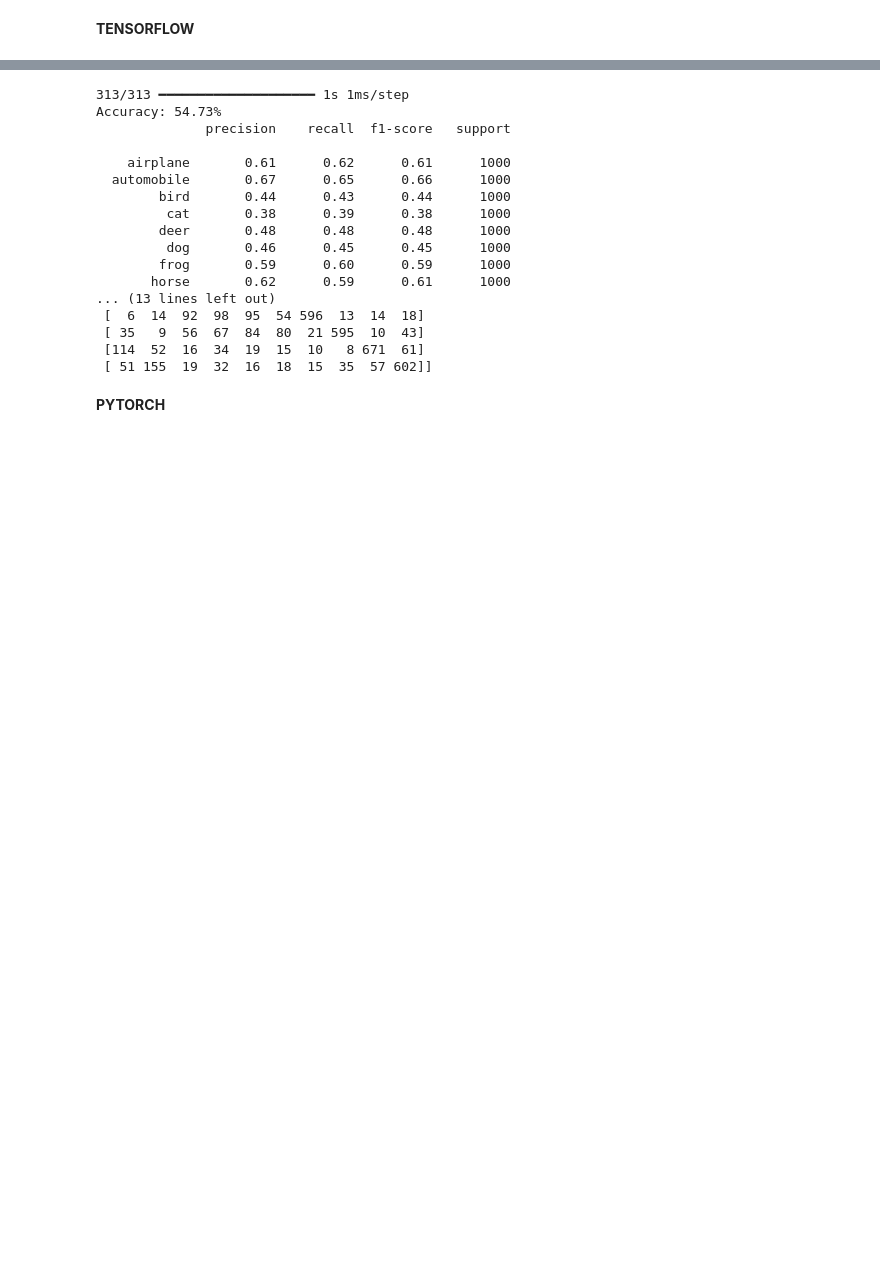
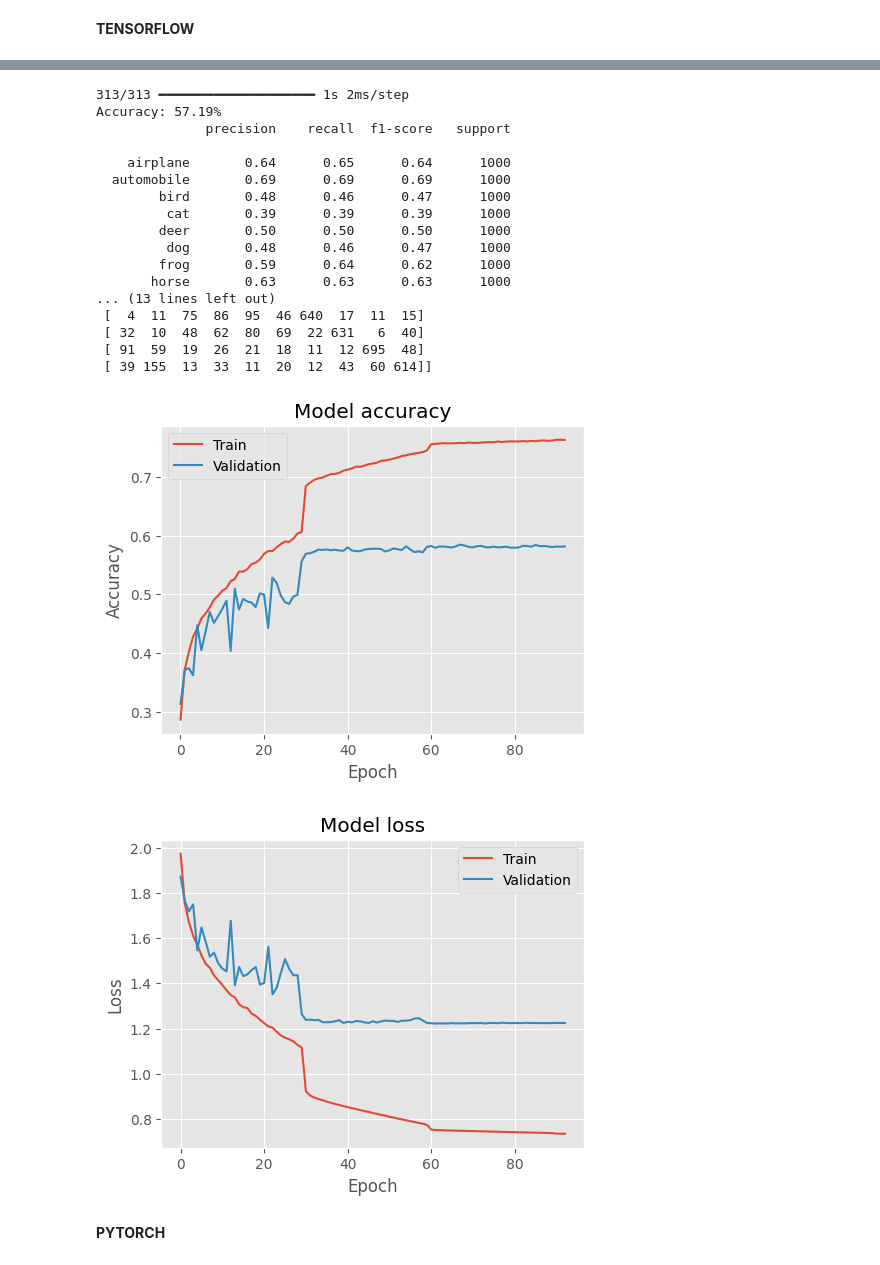
Before and after one commit to LilMeen/CSC14005-Course-Project, a Jupyter notebook: 22127267_22127.ipynb, the cells around one changed output, grey strips where cells are left out. Cells and saved outputs as stored; diff of their text form; code cells hidden in the pictures; blank space fills up the shorter version.

```diff
--- a/22127267_22127.ipynb
+++ b/22127267_22127.ipynb
@@ -307,19 +299,19 @@ Accuracy: 51.65%
 # Batch size: 200
 # Loss function: Cross-entropy
 
-def mlp_tf(X, y):
+def mlp_tf(X, y, verbose=False):
     import tensorflow as tf
     from tensorflow.keras import layers, models
     model = models.Sequential([
         layers.Input(shape=(X.shape[1], )),
-        layers.Dense(128, activation='relu'),
-        layers.Dense(128, activation='relu'),
+        layers.Dense(512, activation='relu'),
+        layers.Dense(512, activation='relu'),
         layers.Dense(10, activation='softmax')
     ])
 
     lr_schedule = tf.keras.optimizers.schedules.ExponentialDecay(
         initial_learning_rate=0.1,
-        decay_steps=95*(X.shape[0]*0.9//128),
+        decay_steps=30*(X.shape[0]*0.9//128),
         decay_rate=0.1,
         staircase=True
     )
@@ -329,20 +321,21 @@ def mlp_tf(X, y):
     model.compile(optimizer=sgd, loss='categorical_crossentropy', metrics=['accuracy'])
     history = model.fit(
         X,
-        y,
-        epochs=300,
+        one_hot(y),
+        epochs=100,
         batch_size=128,
         validation_split=0.1,
         callbacks=[tf.keras.callbacks.EarlyStopping(
             monitor='val_loss',
-            patience=15,
+            patience=0,
             min_delta=0,
             restore_best_weights=True,
-            start_from_epoch=250
-        )]
+            start_from_epoch=90
+        )],
+        verbose=verbose
     )
     return model, history
 # %%
 # Huấn luyện mô hình
-model_tf, history_tf = mlp_tf(train_Z, train_Y_onehot)
+model_tf, history_tf = mlp_tf(train_Z, train_Y, verbose=True)
 # %% [output]
@@ -380,23 +373,48 @@ print(classification_report(test_Y, test_Y_pred, target_names=[label.decode('utf
 cm = confusion_matrix(test_Y, test_Y_pred)
 print(cm)
 # %% [output]
-313/313 ━━━━━━━━━━━━━━━━━━━━ 1s 1ms/step
-Accuracy: 54.73%
+313/313 ━━━━━━━━━━━━━━━━━━━━ 1s 2ms/step
+Accuracy: 57.19%
               precision    recall  f1-score   support
 
-    airplane       0.61      0.62      0.61      1000
-  automobile       0.67      0.65      0.66      1000
-        bird       0.44      0.43      0.44      1000
-         cat       0.38      0.39      0.38      1000
-        deer       0.48      0.48      0.48      1000
-         dog       0.46      0.45      0.45      1000
-        frog       0.59      0.60      0.59      1000
-       horse       0.62      0.59      0.61      1000
+    airplane       0.64      0.65      0.64      1000
+  automobile       0.69      0.69      0.69      1000
+        bird       0.48      0.46      0.47      1000
+         cat       0.39      0.39      0.39      1000
+        deer       0.50      0.50      0.50      1000
+         dog       0.48      0.46      0.47      1000
+        frog       0.59      0.64      0.62      1000
+       horse       0.63      0.63      0.63      1000
 ... (13 lines left out)
- [  6  14  92  98  95  54 596  13  14  18]
- [ 35   9  56  67  84  80  21 595  10  43]
- [114  52  16  34  19  15  10   8 671  61]
- [ 51 155  19  32  16  18  15  35  57 602]]
+ [  4  11  75  86  95  46 640  17  11  15]
+ [ 32  10  48  62  80  69  22 631   6  40]
+ [ 91  59  19  26  21  18  11  12 695  48]
+ [ 39 155  13  33  11  20  12  43  60 614]]
+# %%
+# Plot accuracy
+plt.figure(figsize=(12, 4))
+plt.subplot(1, 2, 1)
+plt.plot(history_tf.history['accuracy'], label='Train')
+plt.plot(history_tf.history['val_accuracy'], label='Validation')
+plt.title('Model accuracy')
+plt.ylabel('Accuracy')
+plt.xlabel('Epoch')
+plt.legend()
+plt.show()
+
+# Plot loss
+plt.figure(figsize=(12, 4))
+plt.subplot(1, 2, 2)
+plt.plot(history_tf.history['loss'], label='Train')
+plt.plot(history_tf.history['val_loss'], label='Validation')
+plt.title('Model loss')
+plt.ylabel('Loss')
+plt.xlabel('Epoch')
+plt.legend()
+plt.show()
+# %% [output]
+[figure, added]
+[figure, added]
 # %% [markdown]
 **PYTORCH**
 # %%
```
Also changed, not shown: parts of 34 cells of this notebook.
